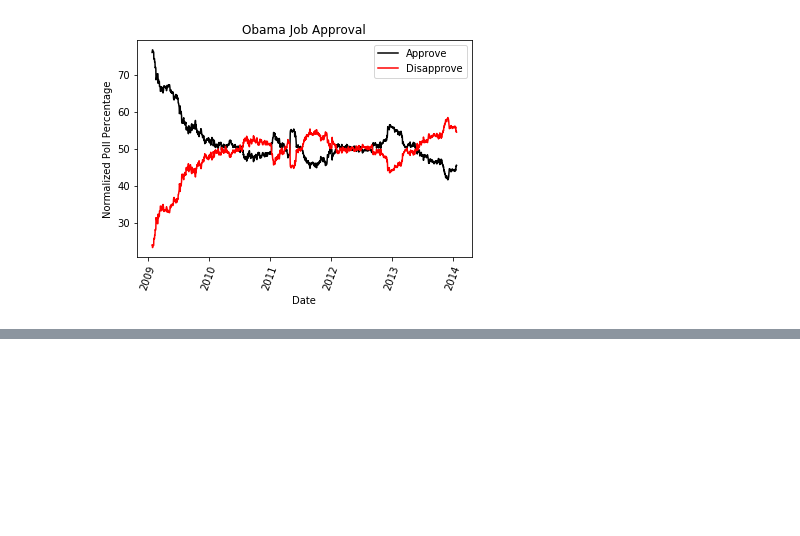
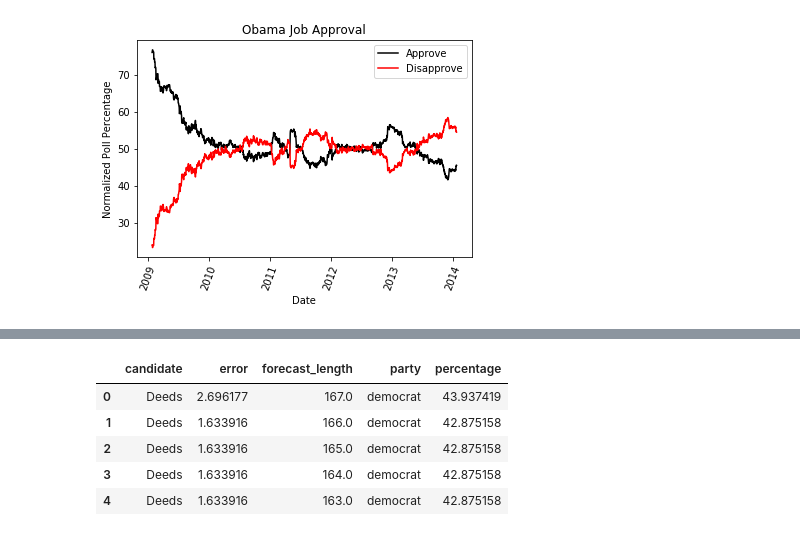
Before and after one commit to whiskey0705/cs109, a Jupyter notebook: hw2013/hw1/hw1.ipynb, the cells around one changed output, grey strips where cells are left out. Cells and saved outputs as stored; diff of their text form; code cells hidden in the pictures; blank space fills up the shorter version.

```diff
--- a/hw2013/hw1/hw1.ipynb
+++ b/hw2013/hw1/hw1.ipynb
@@ -199,2 +203,6 @@ def rcp_poll_data(xml):
 
 # rcp_poll_data(get_poll_xml(1044))
+# %%
+df = rcp_poll_data(get_poll_xml(1044))
+df.head()
+len(df.columns[2])
@@ -241,0 +586,10 @@ plt.title("Obama Job Approval");
+# %%
+errors = all_error_data()
+errors.head()
+# %% [output]
+|  | candidate | error | forecast_length | party | percentage |
+| 0 | Deeds | 2.696177 | 167.0 | democrat | 43.937419 |
+| 1 | Deeds | 1.633916 | 166.0 | democrat | 42.875158 |
+| 2 | Deeds | 1.633916 | 165.0 | democrat | 42.875158 |
+| 3 | Deeds | 1.633916 | 164.0 | democrat | 42.875158 |
+| 4 | Deeds | 1.633916 | 163.0 | democrat | 42.875158 |
```
Also changed, not shown: parts of 28 cells of this notebook.
